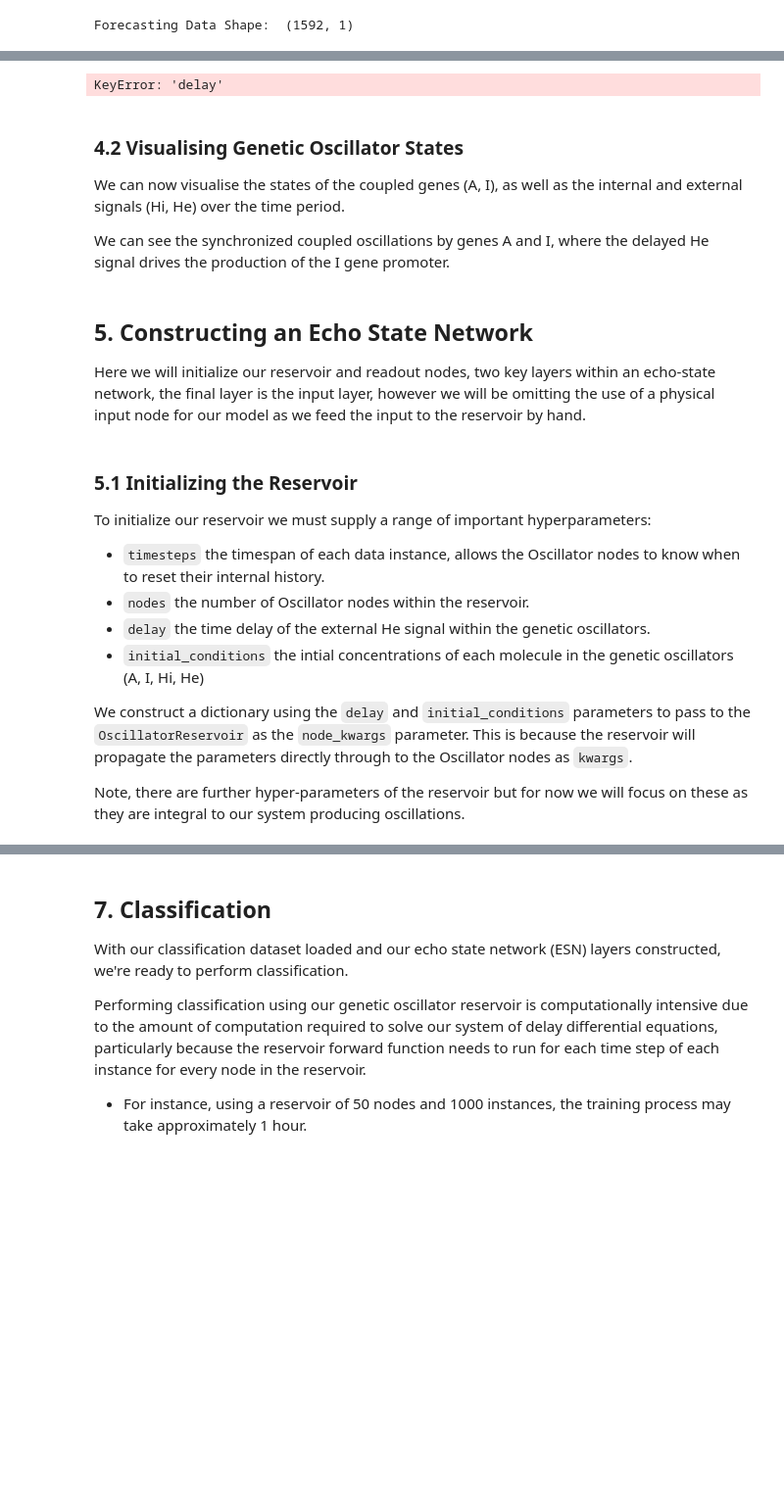
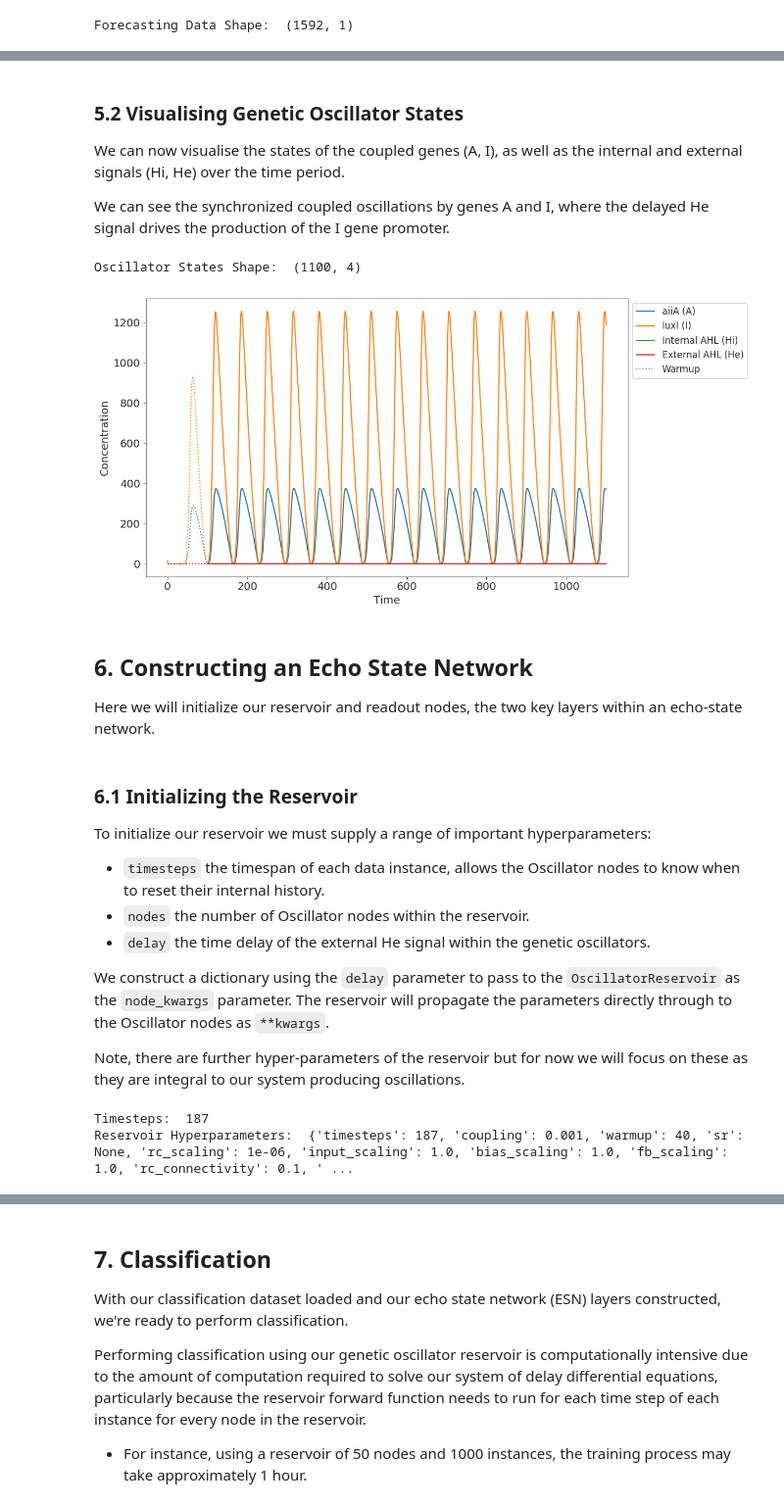
Before and after one commit to James-02/dissertation, a Jupyter notebook: tutorial.ipynb, the cells around one changed output, grey strips where cells are left out. Shown at 98% size. Drawn from its saved outputs; the diff is of its cells as text; code cells hidden in the pictures; blank space fills up the shorter version.

```diff
--- a/tutorial.ipynb
+++ b/tutorial.ipynb
@@ -147,23 +220,26 @@ We can collect these states over the time series to understand the influence of
 # %%
 from reservoir.node import Oscillator
+import numpy as np
 
 timesteps = 1000
 coupling = 1e-5
+warmup = 100
 
 timespan = np.linspace(0, timesteps, timesteps)
 sine_wave = np.sin(timespan)
 
-oscillator = Oscillator(timesteps=timesteps)
+oscillator = Oscillator(timesteps=timesteps, warmup=warmup)
 
 states = []
+for state in oscillator.warmup_states:
+    states.append(state)
+
 for i in range(timesteps):
     states.append(oscillator.forward(sine_wave[i] * coupling))
 
 states = np.array(states)
-# %% [output]
-KeyError: 'delay'
 # %% [markdown]
-### 4.2 Visualising Genetic Oscillator States
+### 5.2 Visualising Genetic Oscillator States
 We can now visualise the states of the coupled genes (A, I), as well as the internal and external signals (Hi, He) over the time period.
 
 We can see the synchronized coupled oscillations by genes A and I, where the delayed He signal drives the production of the I gene promoter.
@@ -175,15 +246,42 @@ plot_states(states, labels=["A", "I", "Hi", "He"], ylabel="Concentration", title
+# %%
+import matplotlib.pyplot as plt
+
+print("Oscillator States Shape: ", states.shape)
+
+timesteps = len(states)
+time = np.linspace(0, timesteps, timesteps)
+labels=["aiiA (A)", "luxI (I)", "Internal AHL (Hi)", "External AHL (He)"]
+
+plt.figure(figsize=(10, 6))
+for i in range(0, states.shape[1]):
+    plt.plot(time[warmup:], states[warmup:, i], label=labels[i] if labels else None, color='C'+str(i))
+
+# Plot warmup separately to ensure shared label in legend
+for i in range(0, states.shape[1]):
+    plt.plot(time[:warmup], states[:warmup, i], linestyle="dotted", color='C'+str(i))
+
+# Add only one label for the warmup phase
+plt.plot([], [], linestyle="dotted", label="Warmup", color='grey')
+plt.rcParams.update({'font.size': 14})
+plt.xlabel("Time")
+plt.ylabel("Concentration")
+plt.tight_layout()
+plt.legend(loc='upper left', bbox_to_anchor=(1, 1), fontsize=12)
+plt.show()
+# %% [output]
+Oscillator States Shape:  (1100, 4)
+[figure, added]
 # %% [markdown]
-## 5. Constructing an Echo State Network
-Here we will initialize our reservoir and readout nodes, two key layers within an echo-state network, the final layer is the input layer, however we will be omitting the use of a physical input node for our model as we feed the input to the reservoir by hand.
+## 6. Constructing an Echo State Network
+Here we will initialize our reservoir and readout nodes, the two key layers within an echo-state network.
 # %% [markdown]
-### 5.1 Initializing the Reservoir
+### 6.1 Initializing the Reservoir
 To initialize our reservoir we must supply a range of important hyperparameters:
 - `timesteps` the timespan of each data instance, allows the Oscillator nodes to know when to reset their internal history.
 - `nodes` the number of Oscillator nodes within the reservoir.
 - `delay` the time delay of the external He signal within the genetic oscillators.
-- `initial_conditions` the intial concentrations of each molecule in the genetic oscillators (A, I, Hi, He)
 
-We construct a dictionary using the `delay` and `initial_conditions` parameters to pass to the `OscillatorReservoir` as the `node_kwargs` parameter. This is because the reservoir will propagate the parameters directly through to the Oscillator nodes as `kwargs`.
+We construct a dictionary using the `delay` parameter to pass to the `OscillatorReservoir` as the `node_kwargs` parameter. The reservoir will propagate the parameters directly through to the Oscillator nodes as `**kwargs`.
 
 Note, there are further hyper-parameters of the reservoir but for now we will focus on these as they are integral to our system producing oscillations.
 # %%
@@ -192,17 +290,20 @@ from reservoir.reservoir import OscillatorReservoir
 timesteps = X_train[0].shape[0]
 print("Timesteps: ", timesteps)
 
-nodes = 50
+nodes = 250
 delay = 10
-initial_conditions = [0, 100, 0, 0]
 
-node_kwargs = {'delay': delay, 'initial_conditions': initial_conditions}
+node_kwargs = {'delay': delay}
 
 reservoir = OscillatorReservoir(
     units=nodes,
     timesteps=timesteps,
     node_kwargs=node_kwargs,
-    seed=SEED)
+    seed=SEED,
+    name="OscillatorReservoir")
 
 print("Reservoir Hyperparameters: ", reservoir.hypers)
+# %% [output]
+Timesteps:  187
+Reservoir Hyperparameters:  {'timesteps': 187, 'coupling': 0.001, 'warmup': 40, 'sr': None, 'rc_scaling': 1e-06, 'input_scaling': 1.0, 'bias_scaling': 1.0, 'fb_scaling': 1.0, 'rc_connectivity': 0.1, ' ...
 # %% [markdown]
```
Also changed, not shown: parts of 92 cells of this notebook.
